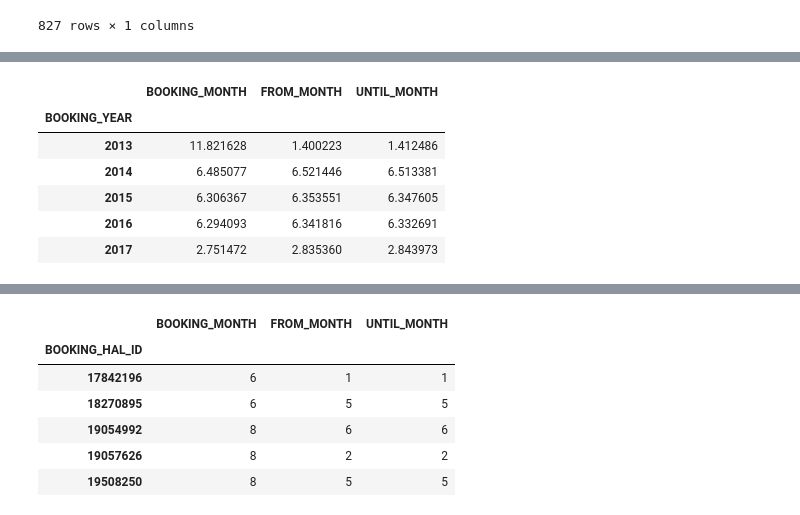
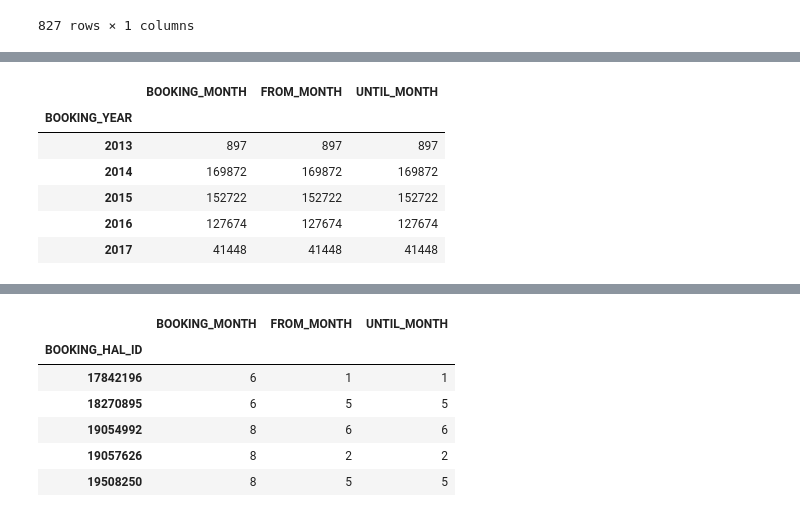
Before and after one commit to jawaharreddy/Flinkster-Data-Analysis, a Jupyter notebook: db_data.ipynb, the cells around one changed output, grey strips where cells are left out. Saved outputs shown, nothing was run; the diff lists cells and outputs as text; code cells hidden in the pictures.

```diff
--- a/db_data.ipynb
+++ b/db_data.ipynb
@@ -89,7 +124,7 @@ catgtype = pd.read_csv("OPENDATA_CATEGORY_CARSHARING.csv", sep=';', header=0)
 columns = ['COMPANY','COMPANY_GROUP']
 catgtype.drop(columns, inplace=True, axis=1)
 catgtype = catgtype.rename(columns={'HAL_ID':'CATEGORY_HAL_ID'})
-data = pd.merge(carmerge, catgtype, on ='CATEGORY_HAL_ID', how='inner')
+data_p = pd.merge(carmerge, catgtype, on ='CATEGORY_HAL_ID')
 catgtype.head()
 # %% [output]
 |  | CATEGORY_HAL_ID | CATEGORY |
@@ -117,3 +173,6 @@ VEHICLE_MANUFACTURER_NAME    0
 FUEL_TYPE_NAME               0
 CATEGORY                     0
 dtype: int64
+# %%
+population = pd.read_csv("Germany_population_by_city_2015.csv", sep=';', header=0)
+population
@@ -119,0 +204,3 @@ dtype: int64
+# %%
+data = pd.merge(data_p, population, on ='CITY_RENTAL_ZONE')
+data.head(10)
@@ -236,6 +389,8 @@ Timestamp('2017-05-16 05:01:56')
 data['BOOKING_YEAR']= data.DATE_BOOKING.dt.year
 data['BOOKING_MONTH']= data.DATE_BOOKING.dt.month
 data['BOOKING_WDAY']= data.DATE_BOOKING.dt.weekday
+# %%
+data['BOOKING_QUARTER']= data.DATE_BOOKING.dt.quarter
 # %%
 data['FROM_MONTH']= data.DATE_FROM.dt.month
 # %%
@@ -479,13 +739,13 @@ booking_by_month.plot(kind='area', figsize=[16,6], stacked=True)
 # %%
 month_list = ['BOOKING_MONTH','FROM_MONTH','UNTIL_MONTH']
-booking_by_month = data.pivot_table(index='BOOKING_YEAR', values=month_list, aggfunc='mean')
+booking_by_month = data.pivot_table(index='BOOKING_YEAR', values=month_list, aggfunc='count')
 booking_by_month
 # %% [output]
 |  | BOOKING_MONTH | FROM_MONTH | UNTIL_MONTH |
 | BOOKING_YEAR |  |  |  |
-| 2013 | 11.821628 | 1.400223 | 1.412486 |
-| 2014 | 6.485077 | 6.521446 | 6.513381 |
-| 2015 | 6.306367 | 6.353551 | 6.347605 |
-| 2016 | 6.294093 | 6.341816 | 6.332691 |
-| 2017 | 2.751472 | 2.835360 | 2.843973 |
+| 2013 | 897 | 897 | 897 |
+| 2014 | 169872 | 169872 | 169872 |
+| 2015 | 152722 | 152722 | 152722 |
+| 2016 | 127674 | 127674 | 127674 |
+| 2017 | 41448 | 41448 | 41448 |
 # %%
```
Also changed, not shown: parts of 84 cells of this notebook.
